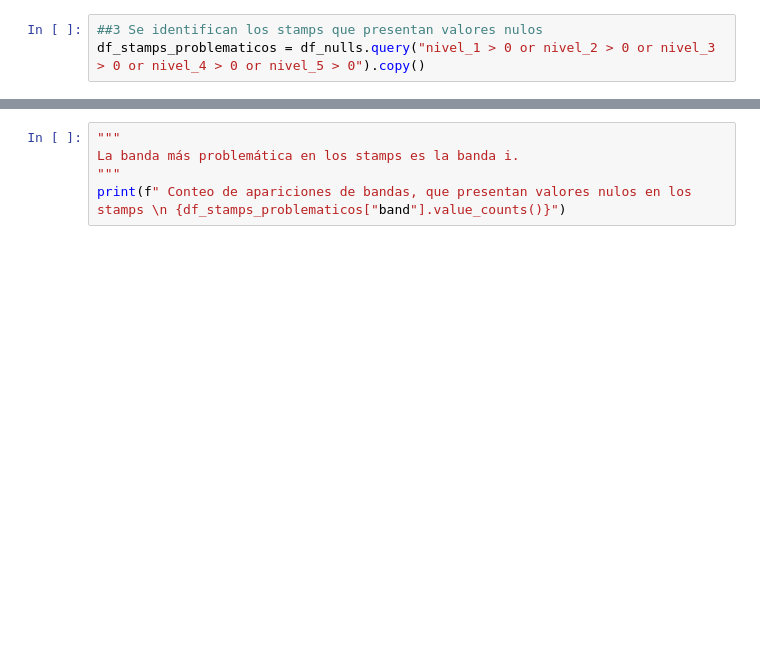
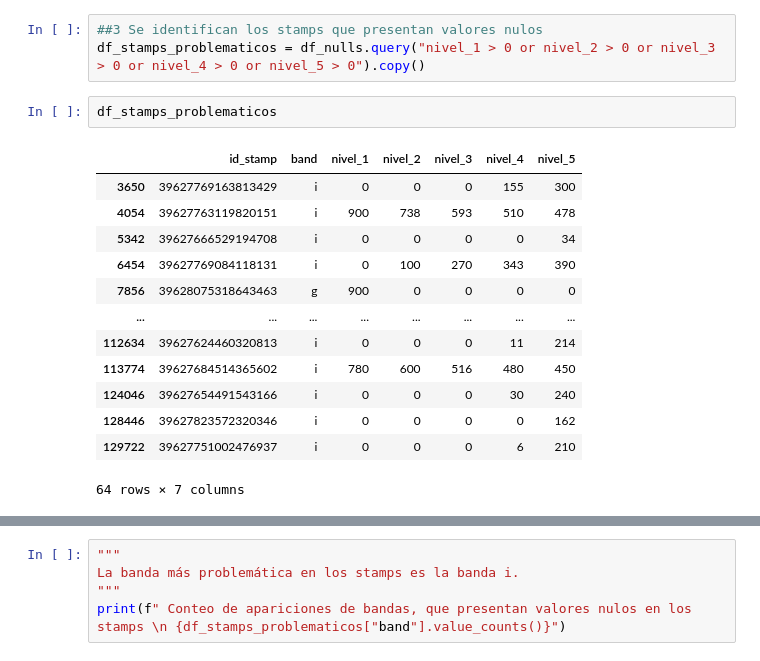
Before and after one commit to Tamaracarrasco/AS4501-Proyect, a Jupyter notebook: scripts/eda/eda_20260619.ipynb, the cells around one changed output, grey strips where cells are left out. Cells and saved outputs as stored; diff of their text form; blank space fills up the shorter version.

```diff
--- a/scripts/eda/eda_20260619.ipynb
+++ b/scripts/eda/eda_20260619.ipynb
@@ -778,6 +781,22 @@ print(df_nulls)
 # %%
 ##3 Se identifican los stamps que presentan valores nulos
 df_stamps_problematicos = df_nulls.query("nivel_1 > 0 or nivel_2 > 0 or nivel_3 > 0 or nivel_4 > 0 or nivel_5 > 0").copy()
+# %%
+df_stamps_problematicos
+# %% [output]
+|  | id_stamp | band | nivel_1 | nivel_2 | nivel_3 | nivel_4 | nivel_5 |
+| 3650 | 39627769163813429 | i | 0 | 0 | 0 | 155 | 300 |
+| 4054 | 39627763119820151 | i | 900 | 738 | 593 | 510 | 478 |
+| 5342 | 39627666529194708 | i | 0 | 0 | 0 | 0 | 34 |
+| 6454 | 39627769084118131 | i | 0 | 100 | 270 | 343 | 390 |
+| 7856 | 39628075318643463 | g | 900 | 0 | 0 | 0 | 0 |
+| ... | ... | ... | ... | ... | ... | ... | ... |
+| 112634 | 39627624460320813 | i | 0 | 0 | 0 | 11 | 214 |
+| 113774 | 39627684514365602 | i | 780 | 600 | 516 | 480 | 450 |
+| 124046 | 39627654491543166 | i | 0 | 0 | 0 | 30 | 240 |
+| 128446 | 39627823572320346 | i | 0 | 0 | 0 | 0 | 162 |
+| 129722 | 39627751002476937 | i | 0 | 0 | 0 | 6 | 210 |
+64 rows × 7 columns
 # %%
 ###
 ########## FUNCIÓN PARA VISUALIZAR LOS PLOTS
```
Also changed, not shown: parts of 5 cells of this notebook.
